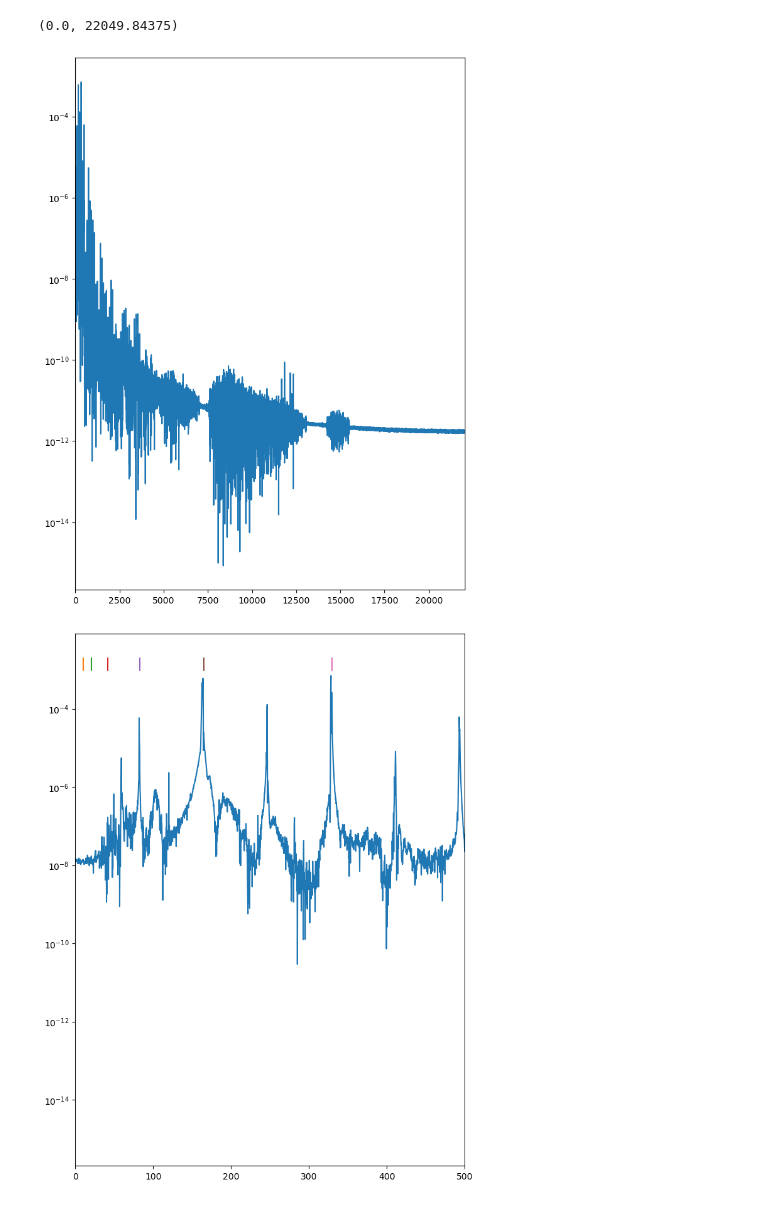
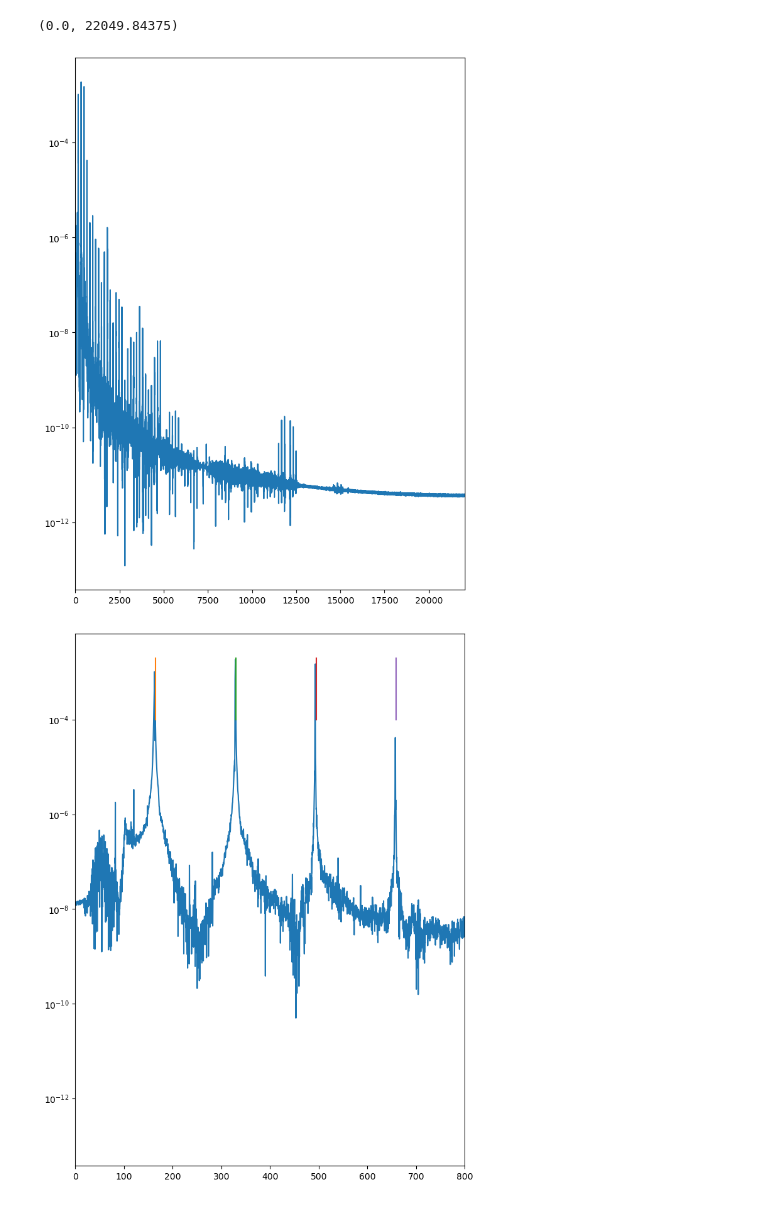
Before and after one commit to brash99/phys340, a Jupyter notebook: JupyterNotebooks/Fourier_Series/graph_fourier_guitar.ipynb, the cells around one changed output. Cells and saved outputs as stored; diff of their text form; code cells hidden in the pictures.

```diff
--- a/JupyterNotebooks/Fourier_Series/graph_fourier_guitar.ipynb
+++ b/JupyterNotebooks/Fourier_Series/graph_fourier_guitar.ipynb
@@ -16,7 +16,7 @@ if (sys_values):
 # %%
 import librosa
 
-choice = 1
+choice = 3
 
 if (choice == 1):
     audio_path = '/Users/brash/Phys340/JupyterNotebooks/Fourier_Series/GuitarSamples/LowE.mp4'
@@ -97,22 +97,29 @@ axs2.plot(f,powerfft)
 axs2.set_xlim(0,np.max(f)/2)
 # %% [output]
 (0.0, 22049.84375)
-[figure, old version]
+[figure, new version]
 # %%
 fig2, axs2 = plt.subplots(nrows=1, ncols=1, figsize=(8,11))
 plt.yscale("log")
 axs2.plot(f,powerfft)
-axs2.set_xlim(0,500)
+axs2.set_xlim(0,800)
 
-efreq = [10.301,20.602,41.203,82.407,164.814,329.628,659.255,1318.51,2637.02,5274.041,10548.082,21096.164]
+if (choice == 1):
+    e_nominal = 82.407
+elif (choice == 2):
+    e_nominal = 164.814
+elif (choice == 3):
+    e_nominal = 329.628
+
+efreq = [e_nominal*i for i in range(1,10)]
 
 for i in range(len(efreq)):
     vliney = []
     vlinex = []
     vlinex.append(efreq[i])
-    vliney.append(0.001)
+    vliney.append(0.0001)
     vlinex.append(efreq[i])
     vliney.append(0.002)
     axs2.plot(vlinex,vliney)
 # %% [output]
-[figure, old version]
+[figure, new version]
```
Also changed, not shown: parts of 3 cells of this notebook.
